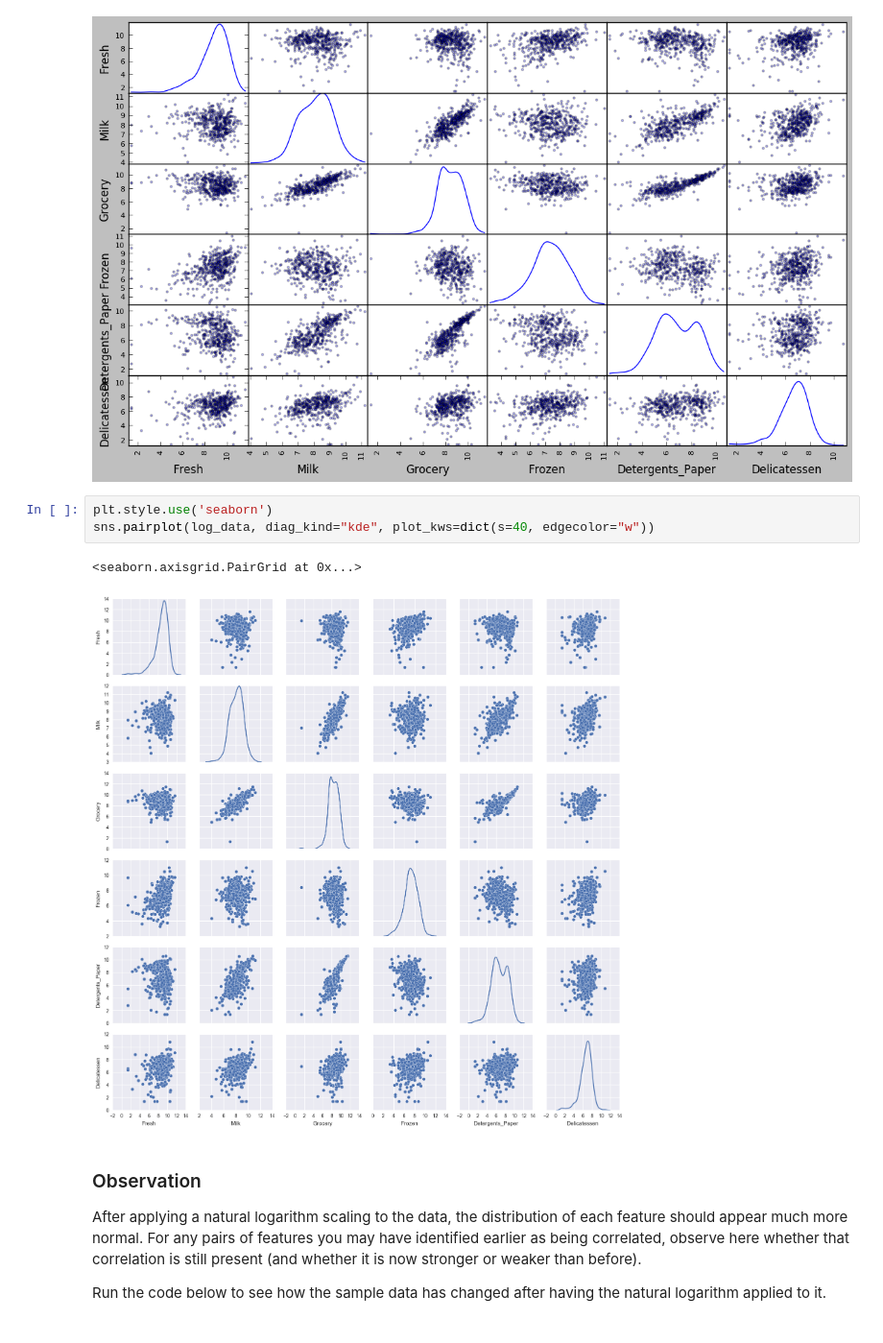
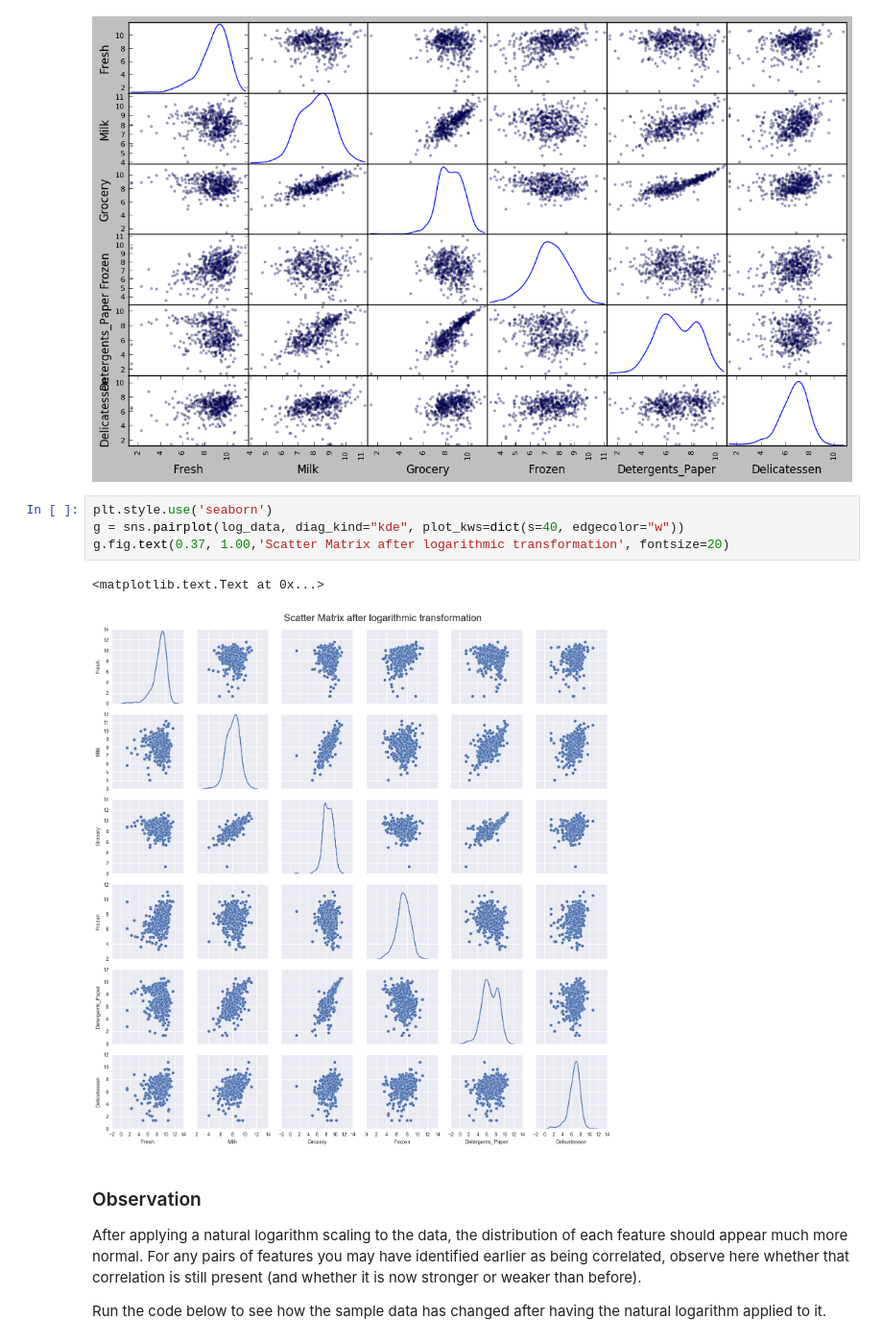
Before and after one commit to pritywiz/MLcourse, a Jupyter notebook: customer_segments/customer_segments.ipynb, the cells around one changed output. Shown at 96% size. Saved outputs shown, nothing was run; the diff lists cells and outputs as text.

```diff
--- a/customer_segments/customer_segments.ipynb
+++ b/customer_segments/customer_segments.ipynb
@@ -233,10 +232,11 @@ pd.scatter_matrix(log_data, alpha = 0.3, figsize = (14,8), diagonal = 'kde');
 [figure]
 # %%
 plt.style.use('seaborn')
-sns.pairplot(log_data, diag_kind="kde", plot_kws=dict(s=40, edgecolor="w"))
+g = sns.pairplot(log_data, diag_kind="kde", plot_kws=dict(s=40, edgecolor="w"))
+g.fig.text(0.37, 1.00,'Scatter Matrix after logarithmic transformation', fontsize=20)
 # %% [output]
-<seaborn.axisgrid.PairGrid at 0x...>
+<matplotlib.text.Text at 0x...>
-[figure, old version]
+[figure, new version]
 # %% [markdown]
 ### Observation
 After applying a natural logarithm scaling to the data, the distribution of each feature should appear much more normal. For any pairs of features you may have identified earlier as being correlated, observe here whether that correlation is still present (and whether it is now stronger or weaker than before).
```
Also changed, not shown: parts of 39 cells of this notebook, 1 other file.
